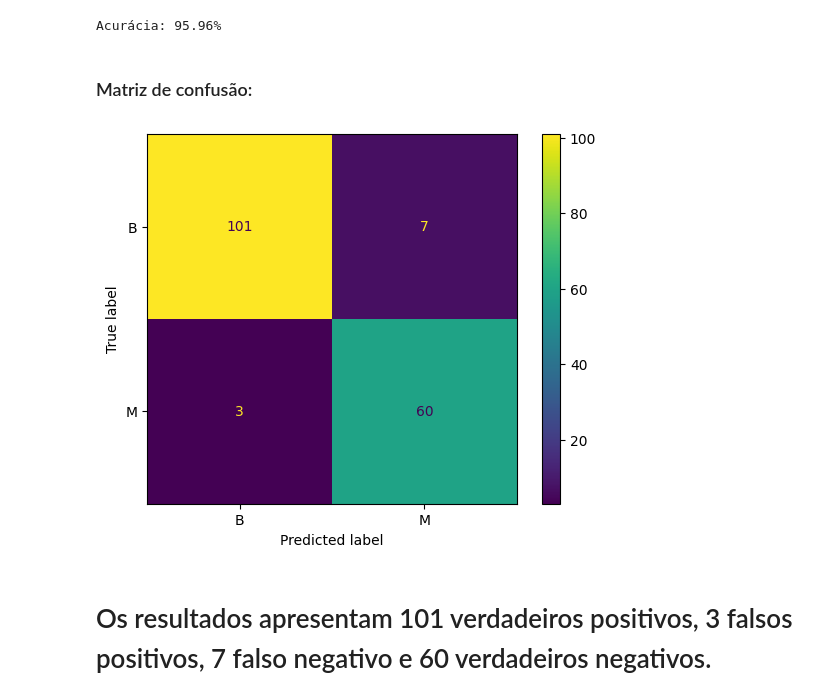
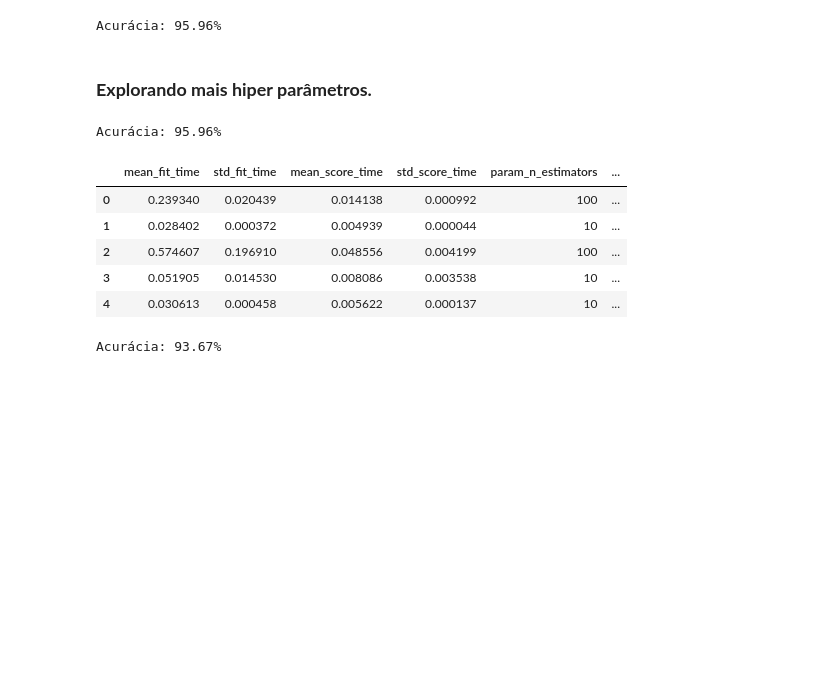
Before and after one commit to FKENZOLS/classification_disease_project, a Jupyter notebook: projeto_exames_cancer.ipynb, the cells around one changed output. Cells and saved outputs as stored; diff of their text form; code cells hidden in the pictures; blank space fills up the shorter version.

```diff
--- a/projeto_exames_cancer.ipynb
+++ b/projeto_exames_cancer.ipynb
@@ -381,20 +381,51 @@ media = resultados.mean()*100
 print("Acurácia: {:.2f}%".format(media))
 # %% [output]
 Acurácia: 95.96%
-# %% [markdown]
-### Matriz de confusão:
-# %%
-from sklearn.metrics import confusion_matrix, ConfusionMatrixDisplay
-
-rfc2.fit(x_train,y_train)
-y_pred = rfc2.predict(x_test)
-cm = confusion_matrix(y_test, y_pred, labels= rfc2.classes_)
-disp = ConfusionMatrixDisplay(confusion_matrix=cm, display_labels=rfc2.classes_)
-disp.plot()
-
-
-plt.show()
-# %% [output]
-[figure, removed]
-# %% [markdown]
-# Os resultados apresentam 101 verdadeiros positivos, 3 falsos positivos, 7 falso negativo e 60 verdadeiros negativos.
+# %% [markdown]
+### **Explorando mais hiper parâmetros.**
+# %%
+model = RandomForestClassifier(random_state=0, max_depth=5 )
+cv = StratifiedKFold(n_splits = 3, shuffle=True, random_state=0)
+resultados = cross_val_score (model, x, y, cv = cv)
+media = resultados.mean()*100
+print("Acurácia: {:.2f}%".format(media))
+# %% [output]
+Acurácia: 95.96%
+# %%
+from sklearn.model_selection import RandomizedSearchCV
+import time
+
+SEED=301
+np.random.seed(SEED)
+
+espaco_de_parametros = {
+    "n_estimators" : [10, 100],
+    "max_depth" : [3, 5],
+    "min_samples_split": [32, 64, 128],
+    "min_samples_leaf": [32, 64, 128],
+    "bootstrap" : [True, False],
+    "criterion": ["gini", "entropy"]
+
+}
+
+busca = RandomizedSearchCV(RandomForestClassifier(),
+                    espaco_de_parametros,
+                    n_iter = 20,
+                    cv = StratifiedKFold(n_splits = 3, shuffle=True, random_state=0))
+busca.fit(x, y)
+resultados = pd.DataFrame(busca.cv_results_)
+resultados.head()
+# %% [output]
+|  | mean_fit_time | std_fit_time | mean_score_time | std_score_time | param_n_estimators | ... |
+| 0 | 0.239340 | 0.020439 | 0.014138 | 0.000992 | 100 | ... |
+| 1 | 0.028402 | 0.000372 | 0.004939 | 0.000044 | 10 | ... |
+| 2 | 0.574607 | 0.196910 | 0.048556 | 0.004199 | 100 | ... |
+| 3 | 0.051905 | 0.014530 | 0.008086 | 0.003538 | 10 | ... |
+| 4 | 0.030613 | 0.000458 | 0.005622 | 0.000137 | 10 | ... |
+# %%
+cv = StratifiedKFold(n_splits = 3, shuffle=True, random_state=0)
+resultados = cross_val_score (busca, x, y, cv = cv)
+media = resultados.mean()*100
+print("Acurácia: {:.2f}%".format(media))
+# %% [output]
+Acurácia: 93.67%
```
Also changed, not shown: parts of 2 cells of this notebook.
